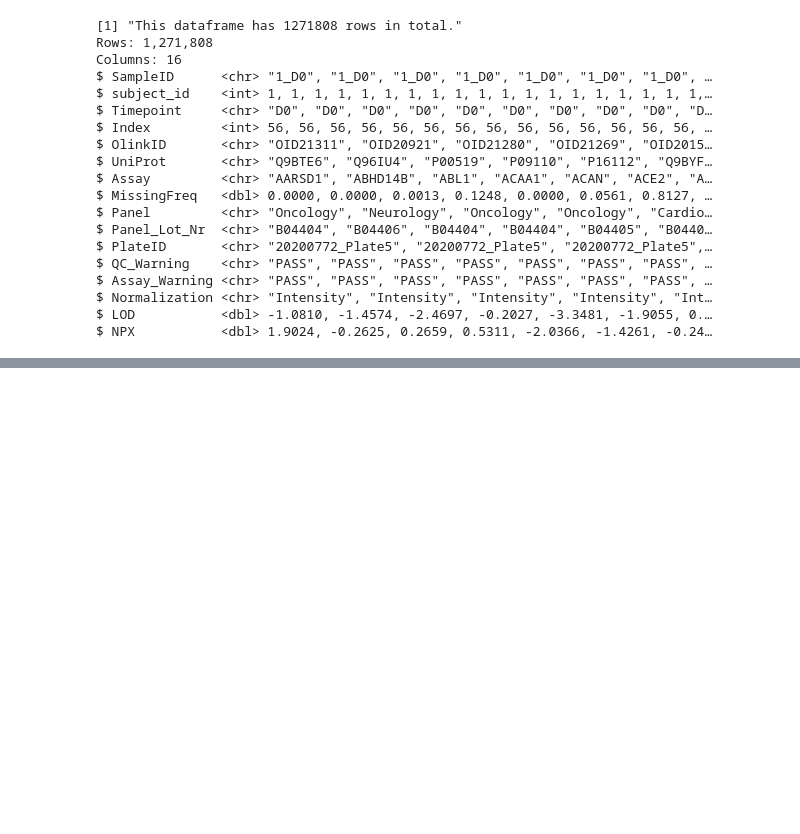
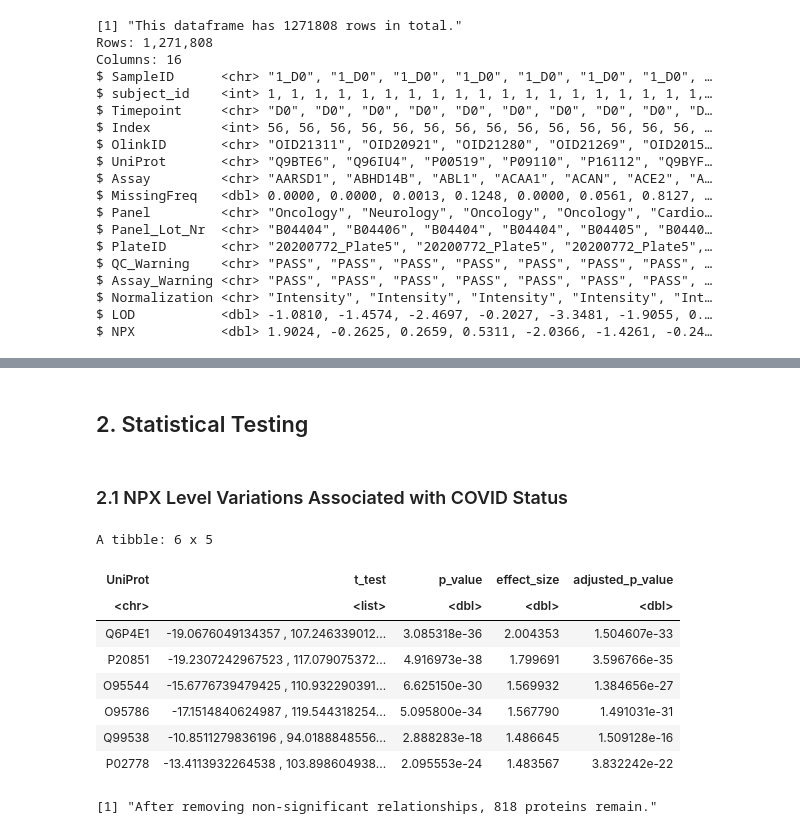
Before and after one commit to jlee2843/covid-analysis, a Jupyter notebook: book/_build/jupyter_execute/notes/analysis.ipynb, the cells around one changed output, grey strips where cells are left out. Cells and saved outputs as stored; diff of their text form; code cells hidden in the pictures; blank space fills up the shorter version.

```diff
--- a/book/_build/jupyter_execute/notes/analysis.ipynb
+++ b/book/_build/jupyter_execute/notes/analysis.ipynb
@@ -97,0 +153,60 @@ $ NPX           <dbl> 1.9024, -0.2625, 0.2659, 0.5311, -2.0366, -1.4261, -0.24
+# %% [markdown]
+## 2. Statistical Testing
+# %% [markdown]
+### 2.1 NPX Level Variations Associated with COVID Status
+# %%
+compute_cohens_d <- function(g1, g2) {
+      g1_mean <- mean(g1)
+      g2_mean <- mean(g2)
+      g1_sd <- sd(g1)
+      g2_sd <- sd(g2)
+
+      g1_n <- length(g1)
+      g2_n <- length(g2)
+      pooled_sd <- sqrt(((g1_n - 1) * g1_sd^2 + (g2_n - 1) * g2_sd^2) / (g1_n + g2_n - 2))
+
+      cohens_d <- (g1_mean - g2_mean) / pooled_sd
+      return(cohens_d)
+}
+
+compare_t_test <- function(data) {
+  results <- data |>
+    group_by(UniProt) |>
+    summarise(
+      t_test=list(t.test(NPX ~ COVID, data = cur_data())),
+      .groups="drop"
+    ) |>
+    mutate(
+      p_value=map_dbl(t_test, ~ .x$p.value),
+      effect_size=map2_dbl(
+        t_test, UniProt,
+        ~ {
+          g1 <- data$NPX[data$COVID == 1 & data$UniProt == .y]
+          g2 <- data$NPX[data$COVID == 0 & data$UniProt == .y]
+          compute_cohens_d(g1, g2)
+        }
+      )
+    )
+
+    results <- results |>
+      mutate(adjusted_p_value = p.adjust(p_value, method="BH")) |>
+      filter(adjusted_p_value < 0.05) |>
+      arrange(desc(effect_size))
+
+  return(results)
+}
+
+protein_t_test_df <- compare_t_test(join_df)
+head(protein_t_test_df)
+paste0("After removing non-significant relationships, ", nrow(protein_t_test_df), " proteins remain.")
+# %% [output]
+A tibble: 6 x 5
+| UniProt | t_test | p_value | effect_size | adjusted_p_value |
+| <chr> | <list> | <dbl> | <dbl> | <dbl> |
+| Q6P4E1 | -19.0676049134357 , 107.246339012... | 3.085318e-36 | 2.004353 | 1.504607e-33 |
+| P20851 | -19.2307242967523 , 117.079075372... | 4.916973e-38 | 1.799691 | 3.596766e-35 |
+| O95544 | -15.6776739479425 , 110.932290391... | 6.625150e-30 | 1.569932 | 1.384656e-27 |
+| O95786 | -17.1514840624987 , 119.544318254... | 5.095800e-34 | 1.567790 | 1.491031e-31 |
+| Q99538 | -10.8511279836196 , 94.0188848556... | 2.888283e-18 | 1.486645 | 1.509128e-16 |
+| P02778 | -13.4113932264538 , 103.898604938... | 2.095553e-24 | 1.483567 | 3.832242e-22 |
+[1] "After removing non-significant relationships, 818 proteins remain."
```
Also changed, not shown: parts of 11 cells of this notebook, 22 other files.
